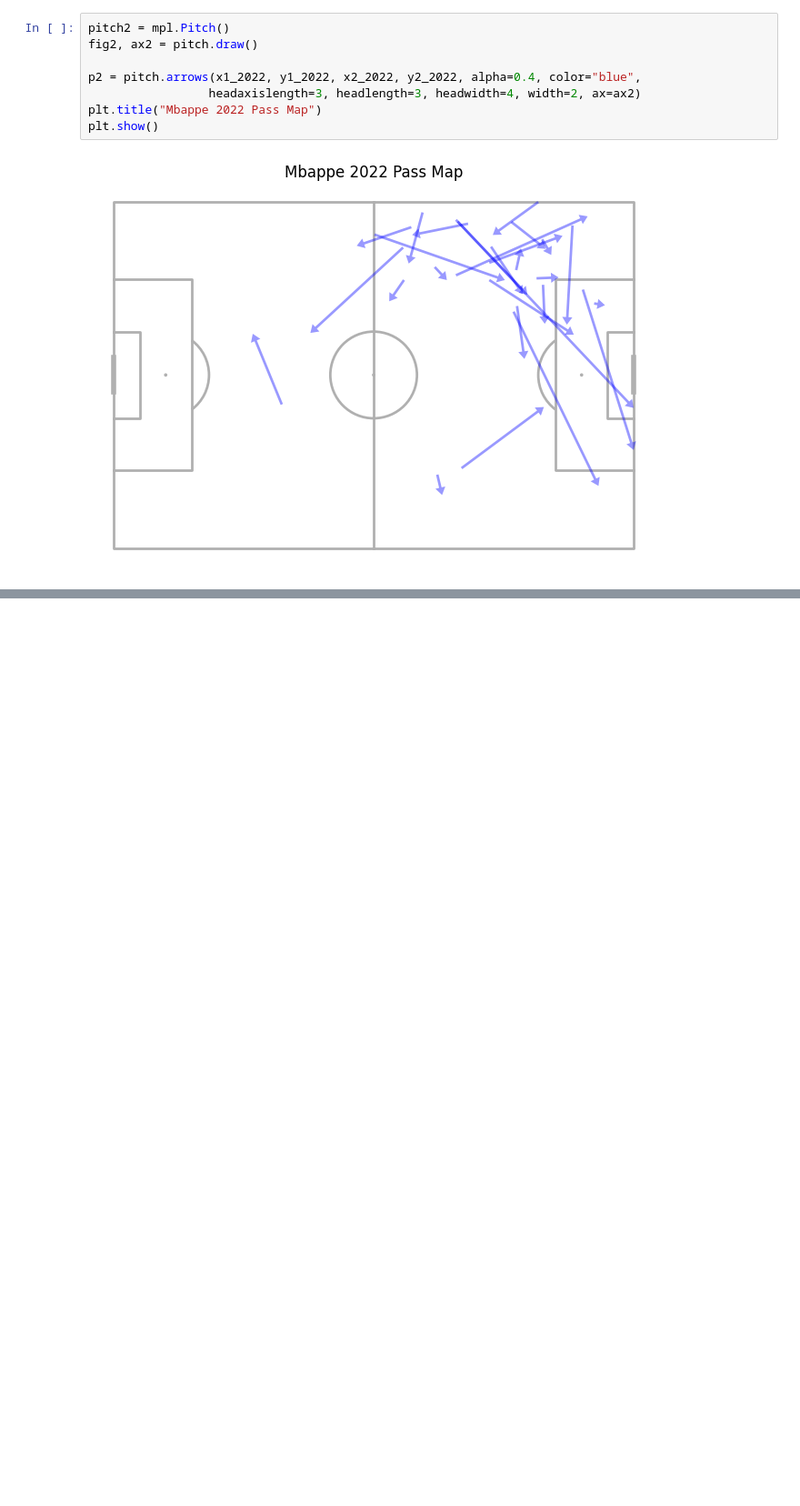
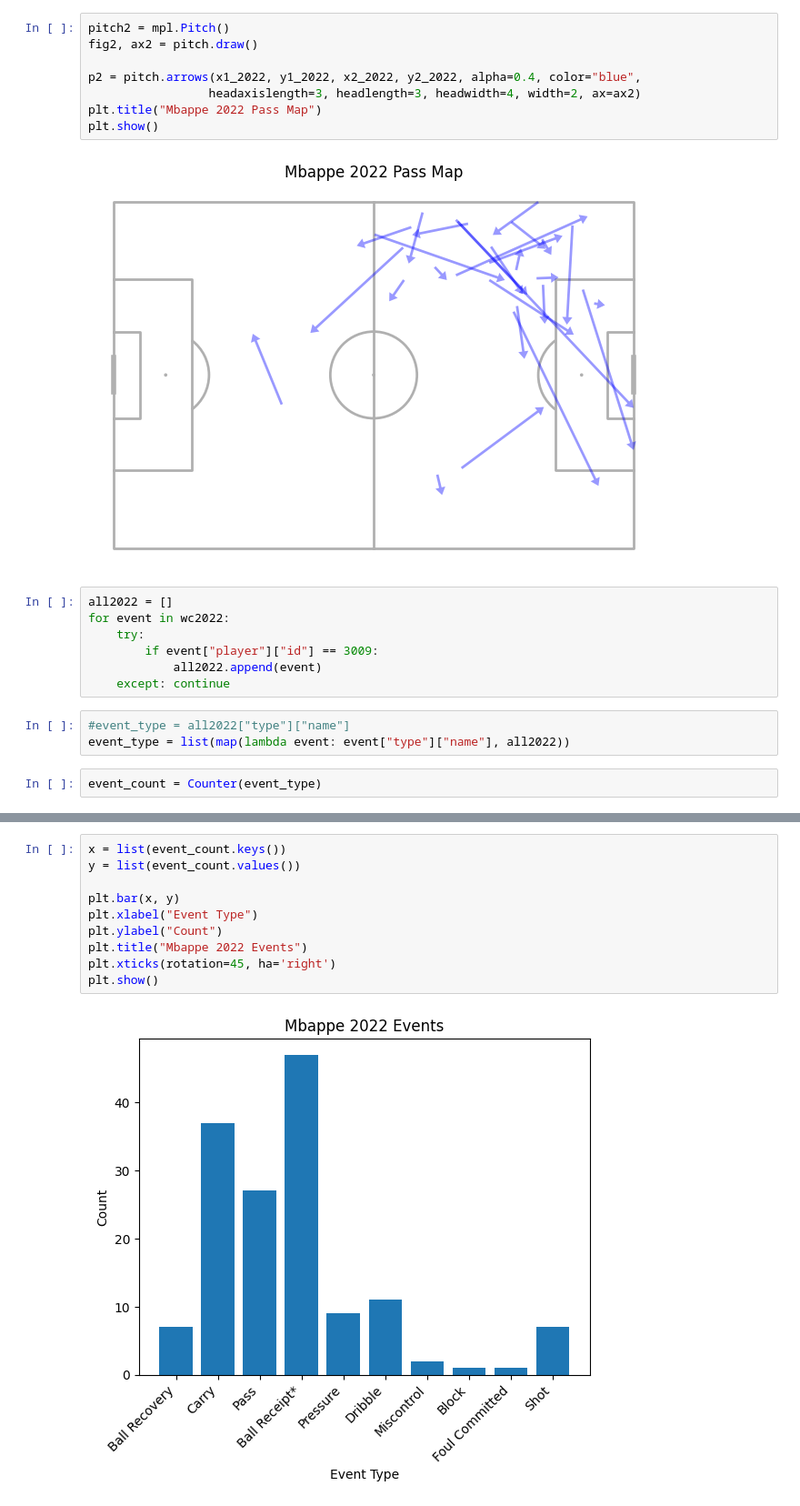
Before and after one commit to alexmiale/soccer_research, a Jupyter notebook: Mbappe WC Final/mbappe.ipynb, the cells around one changed output, grey strips where cells are left out. Shown at 91% size. Drawn from its saved outputs; the diff is of its cells as text; blank space fills up the shorter version.

Commit message:
2 new graphs
bar graphs comparing all actions and ball reception maps

```diff
--- a/Mbappe WC Final/mbappe.ipynb
+++ b/Mbappe WC Final/mbappe.ipynb
@@ -235,3 +236,15 @@ plt.title("Mbappe 2022 Pass Map")
 plt.show()
 # %% [output]
 [figure]
+# %%
+all2022 = []
+for event in wc2022:
+    try:
+        if event["player"]["id"] == 3009:
+            all2022.append(event)
+    except: continue
+# %%
+#event_type = all2022["type"]["name"]
+event_type = list(map(lambda event: event["type"]["name"], all2022))
+# %%
+event_count = Counter(event_type)
@@ -237,0 +264,12 @@ plt.show()
+# %%
+x = list(event_count.keys())
+y = list(event_count.values())
+
+plt.bar(x, y)
+plt.xlabel("Event Type")
+plt.ylabel("Count")
+plt.title("Mbappe 2022 Events")
+plt.xticks(rotation=45, ha='right')
+plt.show()
+# %% [output]
+[figure, added]
```
Also changed, not shown: parts of 15 cells of this notebook.
